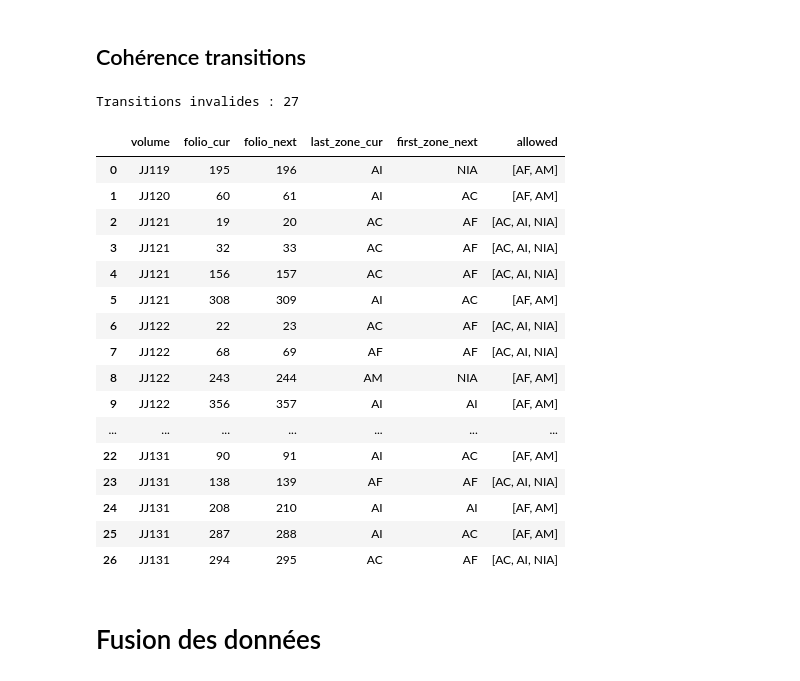
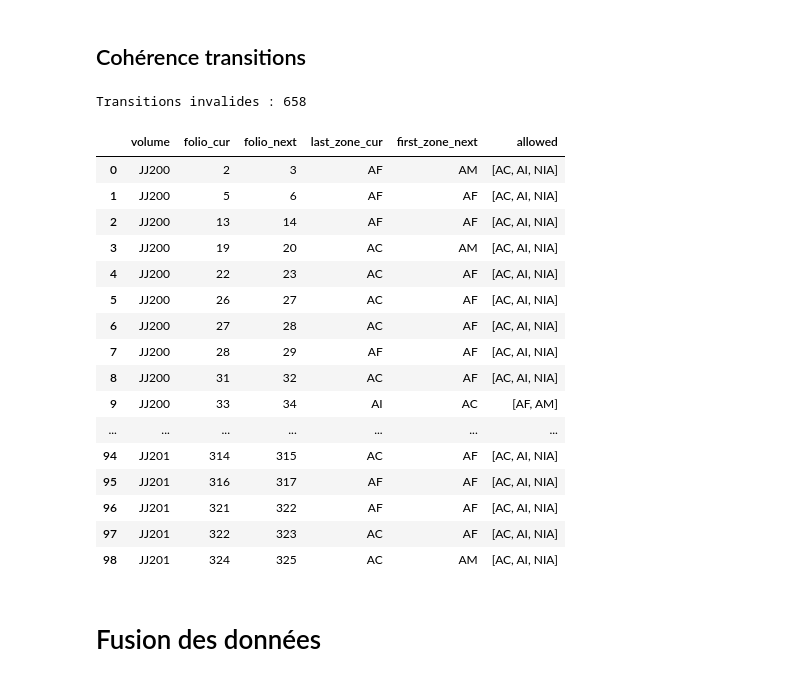
Before and after one commit to oriflamms/himanis, a Jupyter notebook: Acts/src_ipynb/JJ100-139-versImportLabelStudio2.ipynb, the cells around one changed output. Cells and saved outputs as stored; diff of their text form; code cells hidden in the pictures.

```diff
--- a/Acts/src_ipynb/JJ100-139-versImportLabelStudio2.ipynb
+++ b/Acts/src_ipynb/JJ100-139-versImportLabelStudio2.ipynb
@@ -20,13 +20,13 @@
 import os
 import re
 
-corpus = 'JJ100-JJ118'
+corpus = 'JJ200-JJ211'
 
 
 # Chemins des fichiers sources
 INPUT_ZONES  = f"../List-of-zones/Himanis_Seg_Actes_1200pxmin_{corpus}_labelstudio.csv"       # fichier 1 : zones YOLO
 INPUT_ACTES  = "../List-of-acts/Acts-JJ96-JJ195_enriched_Locus-20260521.xlsm"                # fichier 2 : liste des actes
-INPUT_IMAGES = f"../List-of-zones/image_data/{corpus}_image_data.csv"    # fichier 3 : images téléchargées
+INPUT_IMAGES = f"../List-of-images/{corpus}_image_data.csv"    # fichier 3 : images téléchargées
 
 # Dossier de sortie
 OUT_DIR = f"{corpus}/output"
@@ -429,17 +413,17 @@ df_zones_raw = df_zones_raw[
     df_zones_raw['label'].astype(str).str.strip() != ''
 ]
 print(f"Zones importées : {len(df_zones_raw)}")
-
+print(f"Zones importées : {df_zones_raw.head(2)}")
 
 df_zones_raw['url_image_full'] = df_zones_raw['image']
 # image_path contient des URLs IIIF, pas des chemins de fichiers :
 # parse_image_stem ne s'applique pas ici.
 # On utilise directement les colonnes 'registre' et 'ordre' déjà présentes dans df_zones_raw.
 
-df_zones_raw['volume'] = df_zones_raw['registre'].apply(
+df_zones_raw['volume'] = df_zones_raw['volume'].apply(
     lambda r: re.sub(r'JJ(\d+)', lambda m: f"JJ{int(m.group(1)):03d}", str(r))
 )
-df_zones_raw['folio_sort_key'] = pd.to_numeric(df_zones_raw['ordre'], errors='coerce')
+df_zones_raw['folio_sort_key'] = pd.to_numeric(df_zones_raw['image_id'], errors='coerce')
 
 
 print(df_zones_raw)
@@ -534,5 +518,5 @@ print(f"Index zones_by_image  : {len(zones_by_image)} images ont des zones")
 print(f"Total zones           : {len(all_zone_ids)}")
 
 
-df_zones.head(50)
+df_zones.head(20)
 # %% [output]
@@ -709,6 +708,7 @@ TRANSITION_RULES = {
 
 def find_invalid_transitions(df):
     folios = get_ordered_folios(df)
+    # print(folios[1000:1010])
     bad = []
 
     for idx in range(len(folios) - 1):
@@ -721,51 +721,51 @@ def find_invalid_transitions(df):
 
         _, last_zone  = get_first_last_zones(df, vol_cur,  folio_cur)
         first_zone, _ = get_first_last_zones(df, vol_next, folio_next)
 
         if last_zone is None or first_zone is None:
             continue
 
         allowed = TRANSITION_RULES.get(last_zone)
 
         # Pas de règle définie pour cette dernière zone → on ignore
         if allowed is None:
             continue
 
         if first_zone not in allowed:
             bad.append({
                 'volume':          vol_cur,
                 'folio_cur':       folio_cur,
                 'folio_next':      folio_next,
                 'last_zone_cur':   last_zone,
                 'first_zone_next': first_zone,
                 'allowed':         sorted(allowed),
             })
 
     return pd.DataFrame(bad)
 
 
 df_invalid_transitions = find_invalid_transitions(df_zones)
 print(f"Transitions invalides : {len(df_invalid_transitions)}")
-df_invalid_transitions
+df_invalid_transitions.head(99)
 # %% [output]
-Transitions invalides : 27
+Transitions invalides : 658
 |  | volume | folio_cur | folio_next | last_zone_cur | first_zone_next | allowed |
-| 0 | JJ119 | 195 | 196 | AI | NIA | [AF, AM] |
-| 1 | JJ120 | 60 | 61 | AI | AC | [AF, AM] |
-| 2 | JJ121 | 19 | 20 | AC | AF | [AC, AI, NIA] |
-| 3 | JJ121 | 32 | 33 | AC | AF | [AC, AI, NIA] |
-| 4 | JJ121 | 156 | 157 | AC | AF | [AC, AI, NIA] |
-| 5 | JJ121 | 308 | 309 | AI | AC | [AF, AM] |
-| 6 | JJ122 | 22 | 23 | AC | AF | [AC, AI, NIA] |
-| 7 | JJ122 | 68 | 69 | AF | AF | [AC, AI, NIA] |
-| 8 | JJ122 | 243 | 244 | AM | NIA | [AF, AM] |
-| 9 | JJ122 | 356 | 357 | AI | AI | [AF, AM] |
+| 0 | JJ200 | 2 | 3 | AF | AM | [AC, AI, NIA] |
+| 1 | JJ200 | 5 | 6 | AF | AF | [AC, AI, NIA] |
+| 2 | JJ200 | 13 | 14 | AF | AF | [AC, AI, NIA] |
+| 3 | JJ200 | 19 | 20 | AC | AM | [AC, AI, NIA] |
+| 4 | JJ200 | 22 | 23 | AC | AF | [AC, AI, NIA] |
+| 5 | JJ200 | 26 | 27 | AC | AF | [AC, AI, NIA] |
+| 6 | JJ200 | 27 | 28 | AC | AF | [AC, AI, NIA] |
+| 7 | JJ200 | 28 | 29 | AF | AF | [AC, AI, NIA] |
+| 8 | JJ200 | 31 | 32 | AC | AF | [AC, AI, NIA] |
+| 9 | JJ200 | 33 | 34 | AI | AC | [AF, AM] |
 | ... | ... | ... | ... | ... | ... | ... |
-| 22 | JJ131 | 90 | 91 | AI | AC | [AF, AM] |
-| 23 | JJ131 | 138 | 139 | AF | AF | [AC, AI, NIA] |
-| 24 | JJ131 | 208 | 210 | AI | AI | [AF, AM] |
-| 25 | JJ131 | 287 | 288 | AI | AC | [AF, AM] |
-| 26 | JJ131 | 294 | 295 | AC | AF | [AC, AI, NIA] |
+| 94 | JJ201 | 314 | 315 | AC | AF | [AC, AI, NIA] |
+| 95 | JJ201 | 316 | 317 | AF | AF | [AC, AI, NIA] |
+| 96 | JJ201 | 321 | 322 | AF | AF | [AC, AI, NIA] |
+| 97 | JJ201 | 322 | 323 | AC | AF | [AC, AI, NIA] |
+| 98 | JJ201 | 324 | 325 | AC | AM | [AC, AI, NIA] |
 # %% [markdown]
 # Fusion des données
 # %% [markdown]
```
Also changed, not shown: parts of 10 cells of this notebook, 1 other file.
